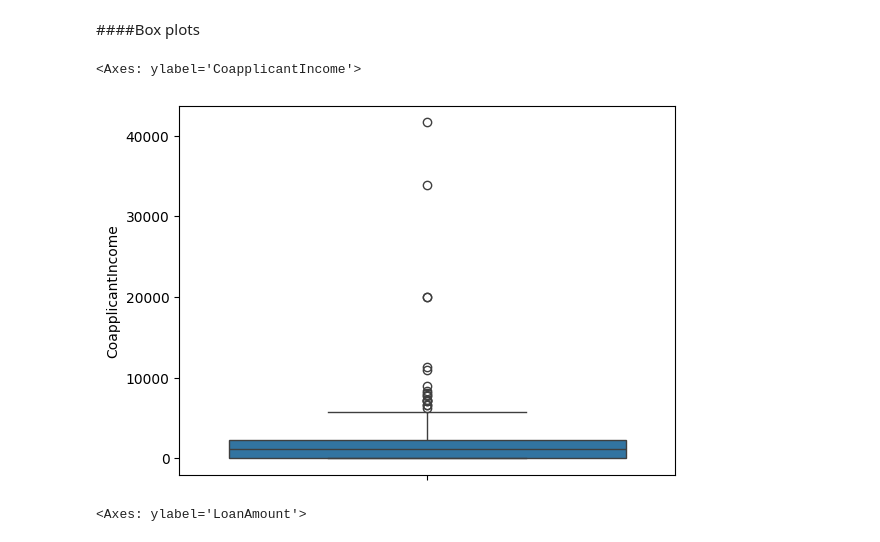
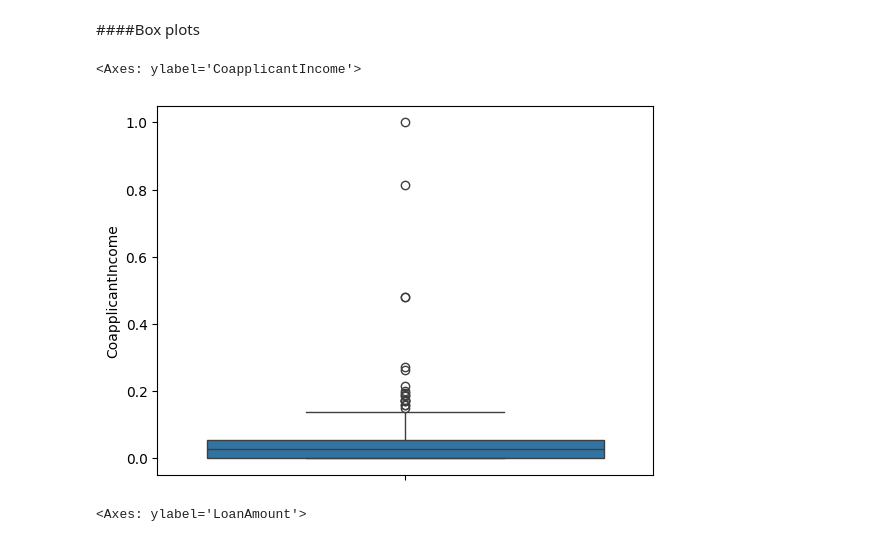
Before and after one commit to MuneefMumthas/CO653-TEAM-EM, a Jupyter notebook: CO653-TEAM-EM.ipynb, the cells around one changed output. Cells and saved outputs as stored; diff of their text form; code cells hidden in the pictures.

```diff
--- a/CO653-TEAM-EM.ipynb
+++ b/CO653-TEAM-EM.ipynb
@@ -226,5 +226,5 @@ train.head(10)
 | 8 | LP001018 | Male | Yes | 2 | Graduate | No | 4006 | 1526.0 | ... |
 | 9 | LP001020 | Male | Yes | 1 | Graduate | No | 12841 | 10968.0 | ... |
 # %%
-#train = train.drop("Loan_ID", axis = 1)
+train = train.drop("Loan_ID", axis = 1)
 # %%
@@ -253,6 +253,12 @@ label_mappings_test = {}
 for column in categorical_columns:
     test[column] = label_encoder.fit_transform(test[column])
     label_mappings_test[column] = dict(zip(label_encoder.classes_, label_encoder.transform(label_encoder.classes_)))
+# %%
+from sklearn.preprocessing import MinMaxScaler
+
+scaler = MinMaxScaler()
+train['Loan_Amount_Term'] = scaler.fit_transform(train[['Loan_Amount_Term']])
+test['Loan_Amount_Term'] = scaler.fit_transform(test[['Loan_Amount_Term']])
 # %% [markdown]
 ####Mappings for the encorder
 # %%
@@ -367,6 +374,8 @@ array([360., 120., 240., 180.,  60., 300., 480.,  36.,  84.,  12.])
 # %% [markdown]
 ###Scaling the numerical columns using standard scaling
 # %%
+from sklearn.preprocessing import MinMaxScaler
+
 # Define the numerical columns that need scaling
 high_num_cols = ["ApplicantIncome", "CoapplicantIncome", "LoanAmount", "Loan_Amount_Term"]
 
@@ -374,12 +383,14 @@ high_num_cols = ["ApplicantIncome", "CoapplicantIncome", "LoanAmount", "Loan_Amo
 train_scaled = train.copy()
 test_scaled = test.copy()
 
-# Apply StandardScaler only to the selected numerical columns
-scaler = StandardScaler()
-train_scaled[high_num_cols] = scaler.fit_transform(train_scaled[high_num_cols])
-test_scaled[high_num_cols] = scaler.fit_transform(test_scaled[high_num_cols])
 
-# Now df_scaled has the scaled numerical features while categorical ones remain unchanged
+scaler = MinMaxScaler()
+train_scaled[['ApplicantIncome', 'CoapplicantIncome', 'LoanAmount']] = scaler.fit_transform(
+    train_scaled[['ApplicantIncome', 'CoapplicantIncome', 'LoanAmount']]
+)
+test_scaled[['ApplicantIncome', 'CoapplicantIncome', 'LoanAmount']] = scaler.fit_transform(
+    test_scaled[['ApplicantIncome', 'CoapplicantIncome', 'LoanAmount']]
+)
 # %%
 train_scaled.head()
 # %% [output]
@@ -396,10 +407,10 @@ train_scaled.head()
 # %%
 'ApplicantIncome	CoapplicantIncome	LoanAmount'
 
-sns.boxplot(train["CoapplicantIncome"])
+sns.boxplot(train_scaled["CoapplicantIncome"])
 # %% [output]
 <Axes: ylabel='CoapplicantIncome'>
-[figure, old version]
+[figure, new version]
 # %%
 'ApplicantIncome	CoapplicantIncome	LoanAmount'
 
```
Also changed, not shown: parts of 30 cells of this notebook.
